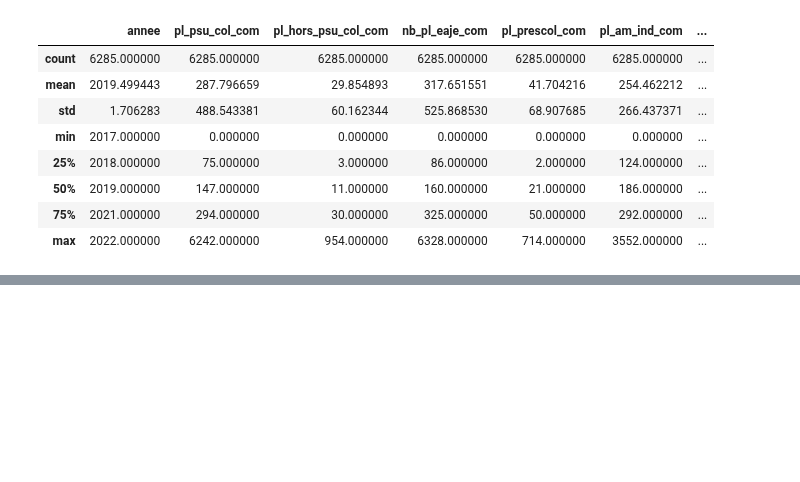
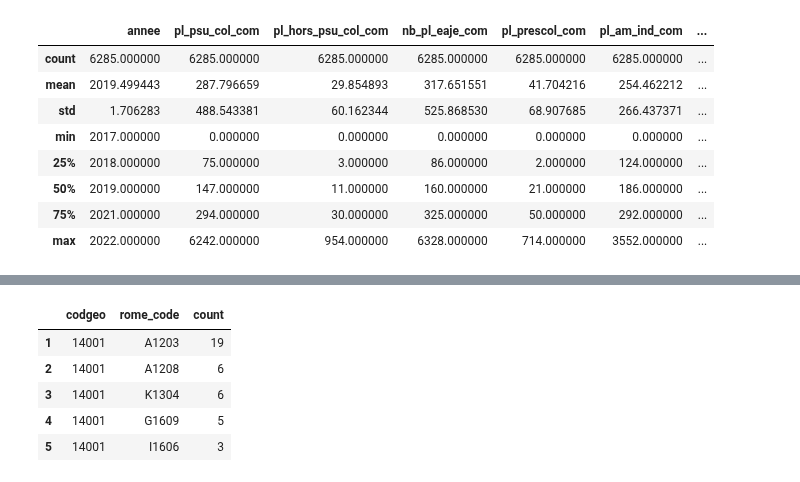
Before and after one commit to jbesan/13_odis_stream2, a Jupyter notebook: notebooks/odis_stream2_data_gathering.ipynb, the cells around one changed output, grey strips where cells are left out. Saved outputs shown, nothing was run; the diff lists cells and outputs as text; code cells hidden in the pictures; blank space fills up the shorter version.

```diff
--- a/notebooks/odis_stream2_data_gathering.ipynb
+++ b/notebooks/odis_stream2_data_gathering.ipynb
@@ -1006,0 +1098,9 @@ bdv.head()
+# %%
+bmo_vertical.head()
+# %% [output]
+|  | codgeo | rome_code | count |
+| 1 | 14001 | A1203 | 19 |
+| 2 | 14001 | A1208 | 6 |
+| 3 | 14001 | K1304 | 6 |
+| 4 | 14001 | G1609 | 5 |
+| 5 | 14001 | I1606 | 3 |
```
Also changed, not shown: parts of 14 cells of this notebook, 48 other files.
